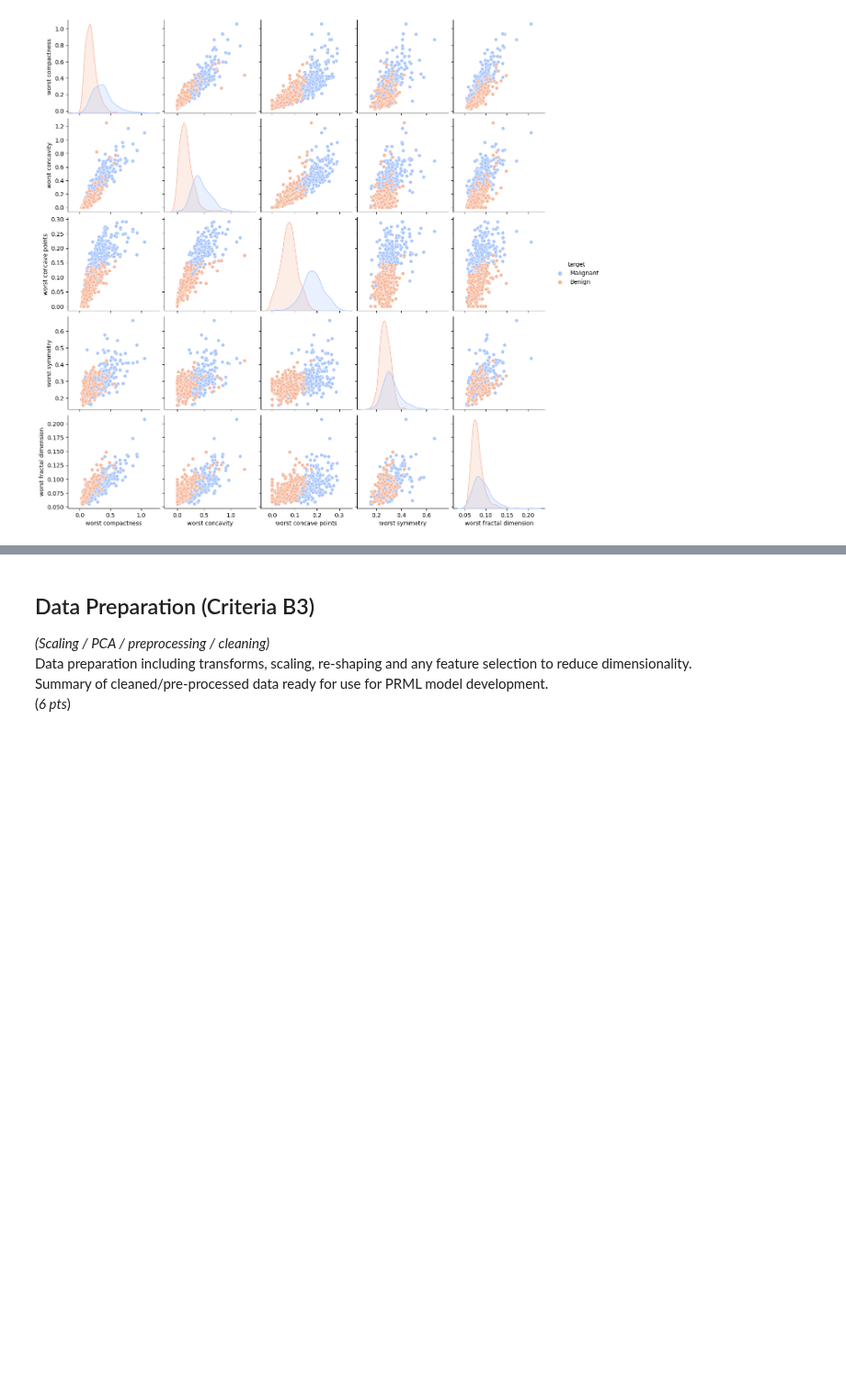
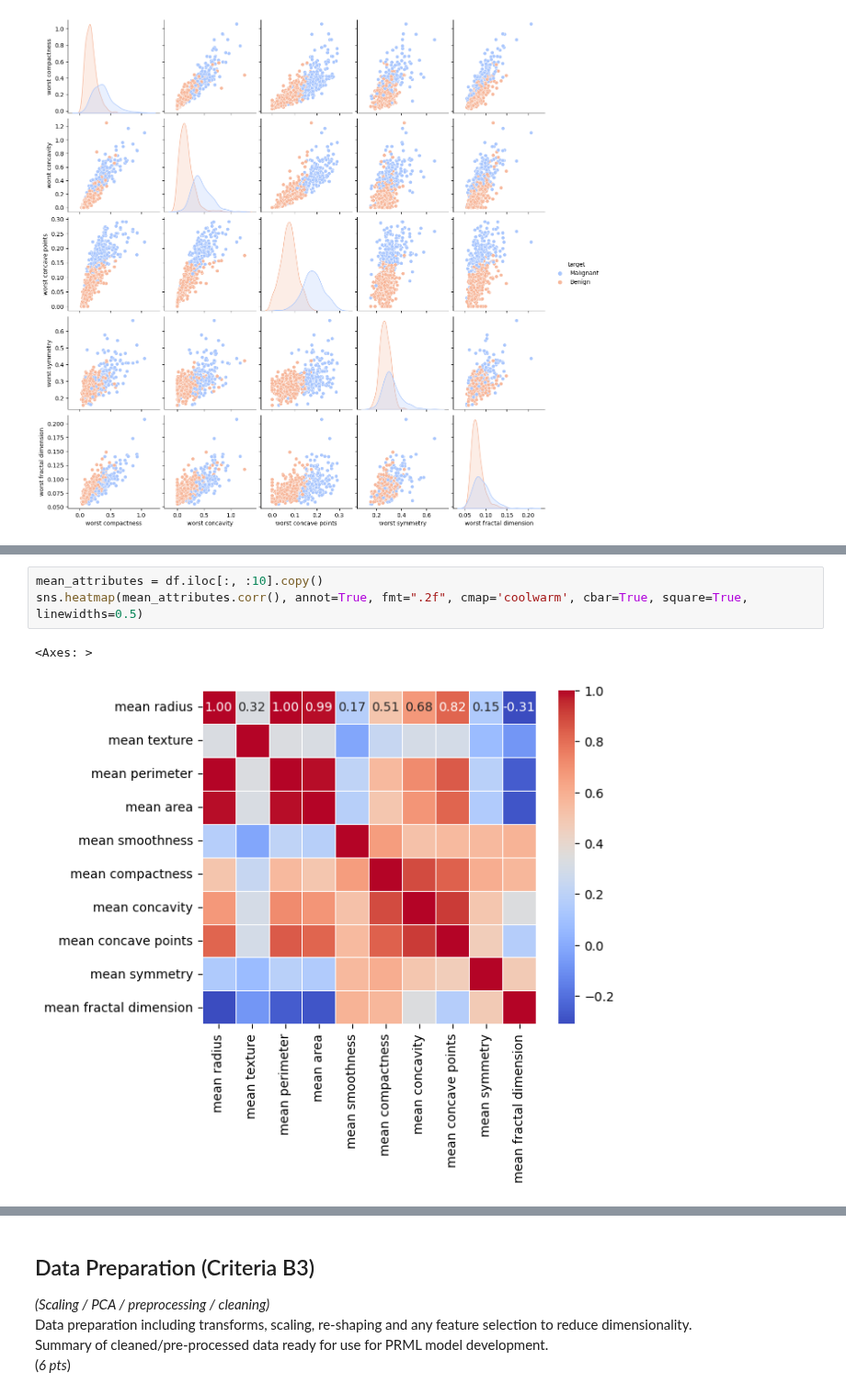
Before and after one commit to 4rtify/RoboticsJourney, a Jupyter notebook: Self_Study/1.PatternReg.ML/Uni.Assignment/Assignment_Part2/Part2.ipynb, the cells around one changed output, grey strips where cells are left out. Shown at 92% size. Cells and saved outputs as stored; diff of their text form; blank space fills up the shorter version.

```diff
--- a/Self_Study/1.PatternReg.ML/Uni.Assignment/Assignment_Part2/Part2.ipynb
+++ b/Self_Study/1.PatternReg.ML/Uni.Assignment/Assignment_Part2/Part2.ipynb
@@ -334,0 +360,6 @@ plt.show()
+# %%
+mean_attributes = df.iloc[:, :10].copy()
+sns.heatmap(mean_attributes.corr(), annot=True, fmt=".2f", cmap='coolwarm', cbar=True, square=True, linewidths=0.5)
+# %% [output]
+<Axes: >
+[figure, added]
```
Also changed, not shown: parts of 38 cells of this notebook, 1 other file.
